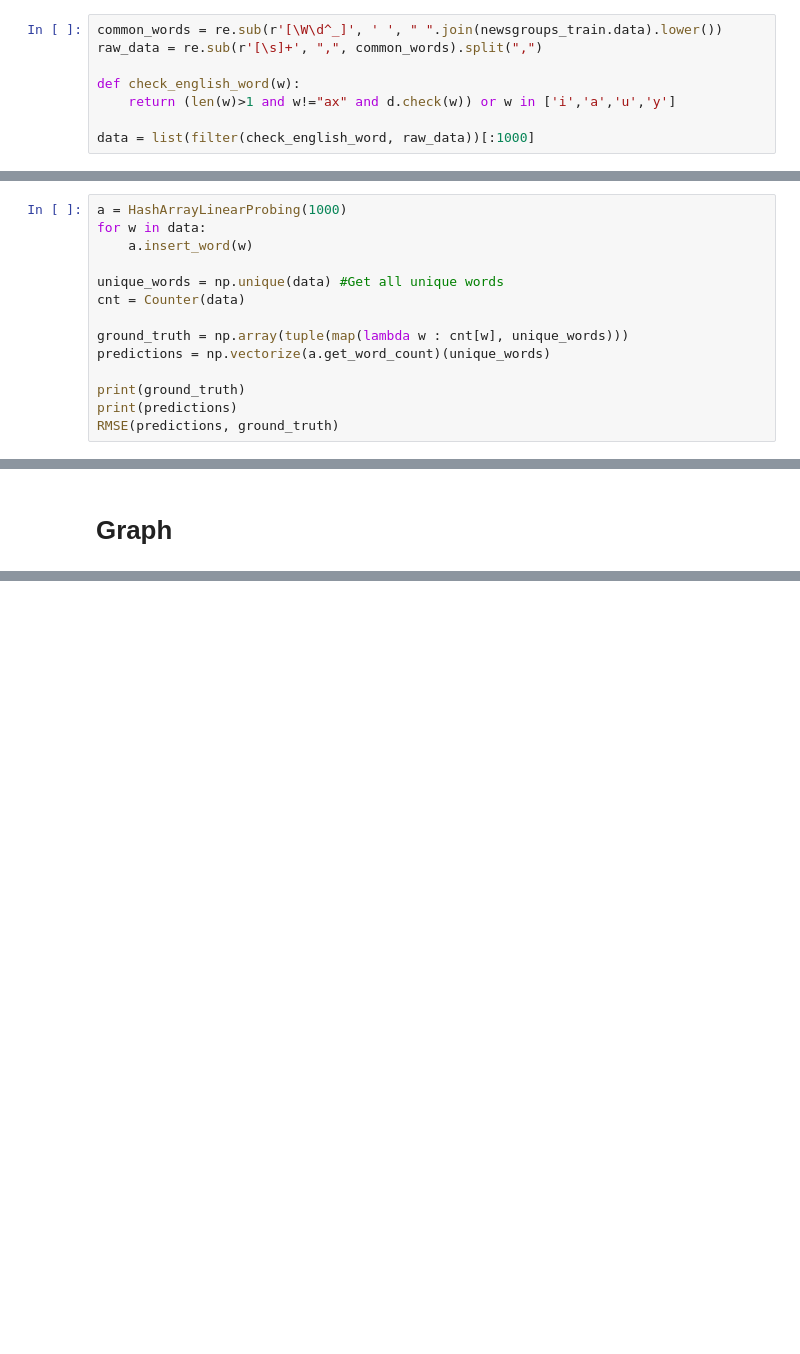
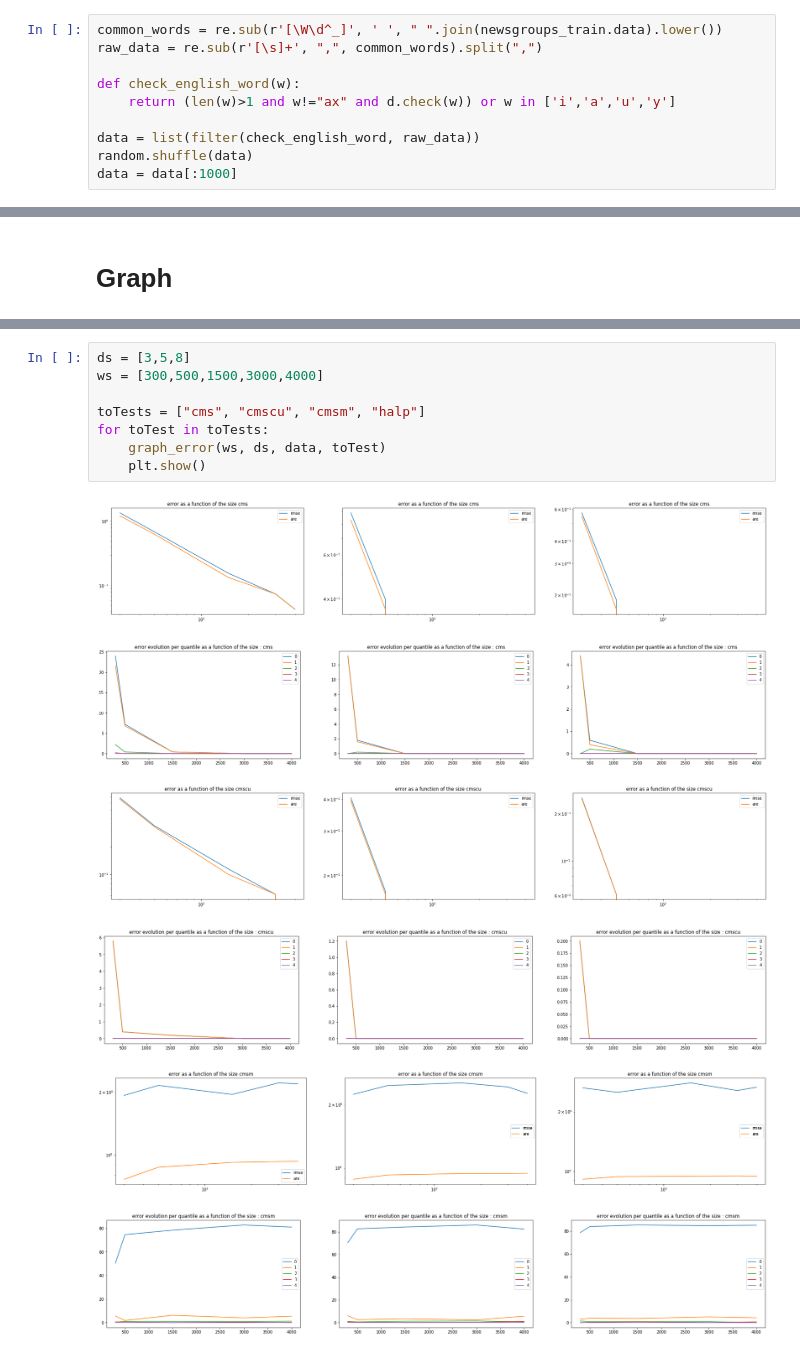
Before and after one commit to PunyPony/sdala, a Jupyter notebook: Untitled.ipynb, the cells around one changed output, grey strips where cells are left out. Drawn from its saved outputs; the diff is of its cells as text; blank space fills up the shorter version.

Commit message:
graph

```diff
--- a/Untitled.ipynb
+++ b/Untitled.ipynb
@@ -22,7 +23,9 @@ raw_data = re.sub(r'[\s]+', ",", common_words).split(",")
 def check_english_word(w):
     return (len(w)>1 and w!="ax" and d.check(w)) or w in ['i','a','u','y']
 
-data = list(filter(check_english_word, raw_data))[:1000]
+data = list(filter(check_english_word, raw_data))
+random.shuffle(data)
+data = data[:1000]
 # %% [markdown]
 # 1 -Implémenter un Count-Min Sketch (w,d)
 # %%
@@ -147,17 +146,3 @@ class HashArrayLinearProbing:
             if cell_fingerprint == fingerprint:
                 return self.table[it_cell][0]
         return 0
-# %%
-a = HashArrayLinearProbing(1000)
-for w in data:
-    a.insert_word(w)
-
-unique_words = np.unique(data) #Get all unique words
-cnt = Counter(data)
-
-ground_truth = np.array(tuple(map(lambda w : cnt[w], unique_words)))
-predictions = np.vectorize(a.get_word_count)(unique_words)
-
-print(ground_truth)
-print(predictions)
-RMSE(predictions, ground_truth)
@@ -224,0 +238,15 @@ plt.show()
+# %%
+ds = [3,5,8]
+ws = [300,500,1500,3000,4000]
+
+toTests = ["cms", "cmscu", "cmsm", "halp"]
+for toTest in toTests:
+    graph_error(ws, ds, data, toTest)
+    plt.show()
+# %% [output]
+[figure, added]
+[figure, added]
+[figure, added]
+[figure, added]
+[figure, added]
+[figure, added]
```
Also changed, not shown: parts of 9 cells of this notebook.
